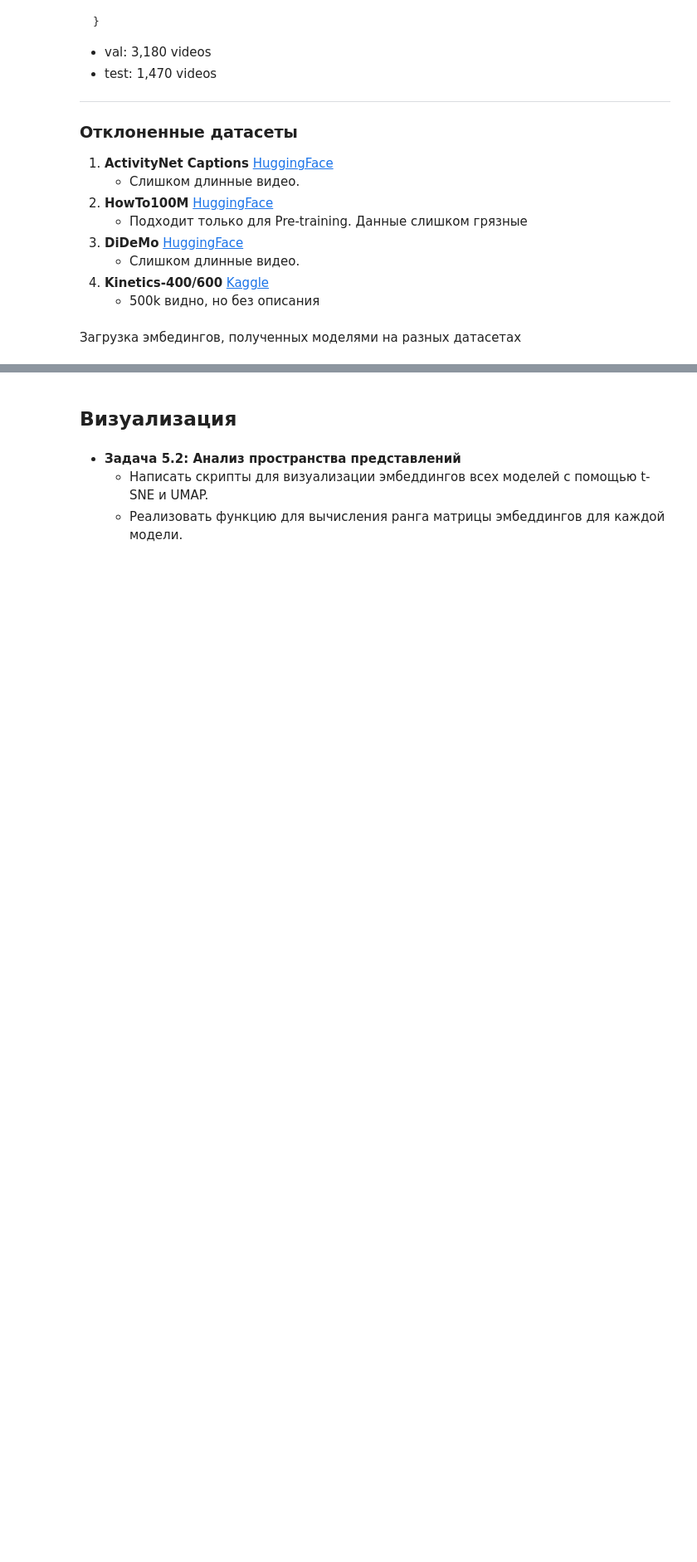
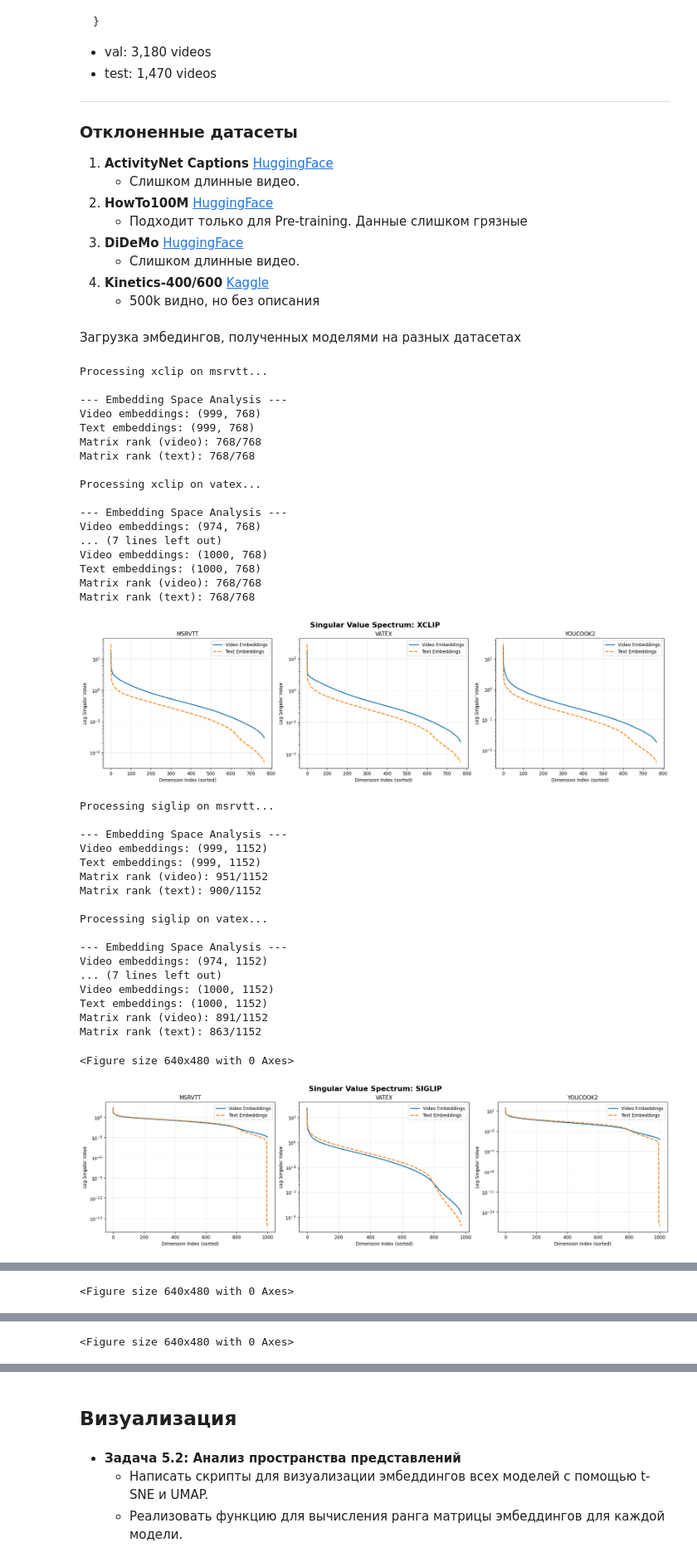
Before and after one commit to sacr1ficerq/video-retrieval-baseline, a Jupyter notebook: Retrieval.ipynb, the cells around one changed output, grey strips where cells are left out. Shown at 83% size. Cells and saved outputs as stored; diff of their text form; code cells hidden in the pictures; blank space fills up the shorter version.

Commit message:
Add better embedding decomposition

```diff
--- a/Retrieval.ipynb
+++ b/Retrieval.ipynb
@@ -268 +277,57 @@ def whatup(model, dataset, mode="all"):
     print()
+# %%
+import matplotlib.pyplot as plt
+
+# Configuration
+datasets_to_plot = ["msrvtt", "vatex", "youcook2"]
+models_to_plot = ["xclip", "siglip", "qwen3"] # Add "videomae" if it has text embeddings or if you updated analyze_embeddings to handle None
+
+for model in models_to_plot:
+    # Create a figure with 3 subplots in one row
+    fig, axes = plt.subplots(1, 3, figsize=(18, 5), constrained_layout=True)
+    fig.suptitle(f"Singular Value Spectrum: {model.upper()}", fontsize=16, fontweight='bold')
+
+    for i, dataset in enumerate(datasets_to_plot):
+        print(f"Processing {model} on {dataset}...")
+        whatup(model, dataset, mode="embedding", ax=axes[i])
+
+    plt.show()
+    plt.savefig(f"plots/spectrum_{model}.png")
+# %% [output]
+Processing xclip on msrvtt...
+
+--- Embedding Space Analysis ---
+Video embeddings: (999, 768)
+Text embeddings: (999, 768)
+Matrix rank (video): 768/768
+Matrix rank (text): 768/768
+
+Processing xclip on vatex...
+
+--- Embedding Space Analysis ---
+Video embeddings: (974, 768)
+... (7 lines left out)
+Video embeddings: (1000, 768)
+Text embeddings: (1000, 768)
+Matrix rank (video): 768/768
+Matrix rank (text): 768/768
+[figure, added]
+Processing siglip on msrvtt...
+
+--- Embedding Space Analysis ---
+Video embeddings: (999, 1152)
+Text embeddings: (999, 1152)
+Matrix rank (video): 951/1152
+Matrix rank (text): 900/1152
+
+Processing siglip on vatex...
+
+--- Embedding Space Analysis ---
+Video embeddings: (974, 1152)
+... (7 lines left out)
+Video embeddings: (1000, 1152)
+Text embeddings: (1000, 1152)
+Matrix rank (video): 891/1152
+Matrix rank (text): 863/1152
+<Figure size 640x480 with 0 Axes>
+[figure, added]
@@ -268,0 +351 @@ def whatup(model, dataset, mode="all"):
+<Figure size 640x480 with 0 Axes>
@@ -268,0 +353 @@ def whatup(model, dataset, mode="all"):
+<Figure size 640x480 with 0 Axes>
```
Also changed, not shown: parts of 3 cells of this notebook, 20 other files.
